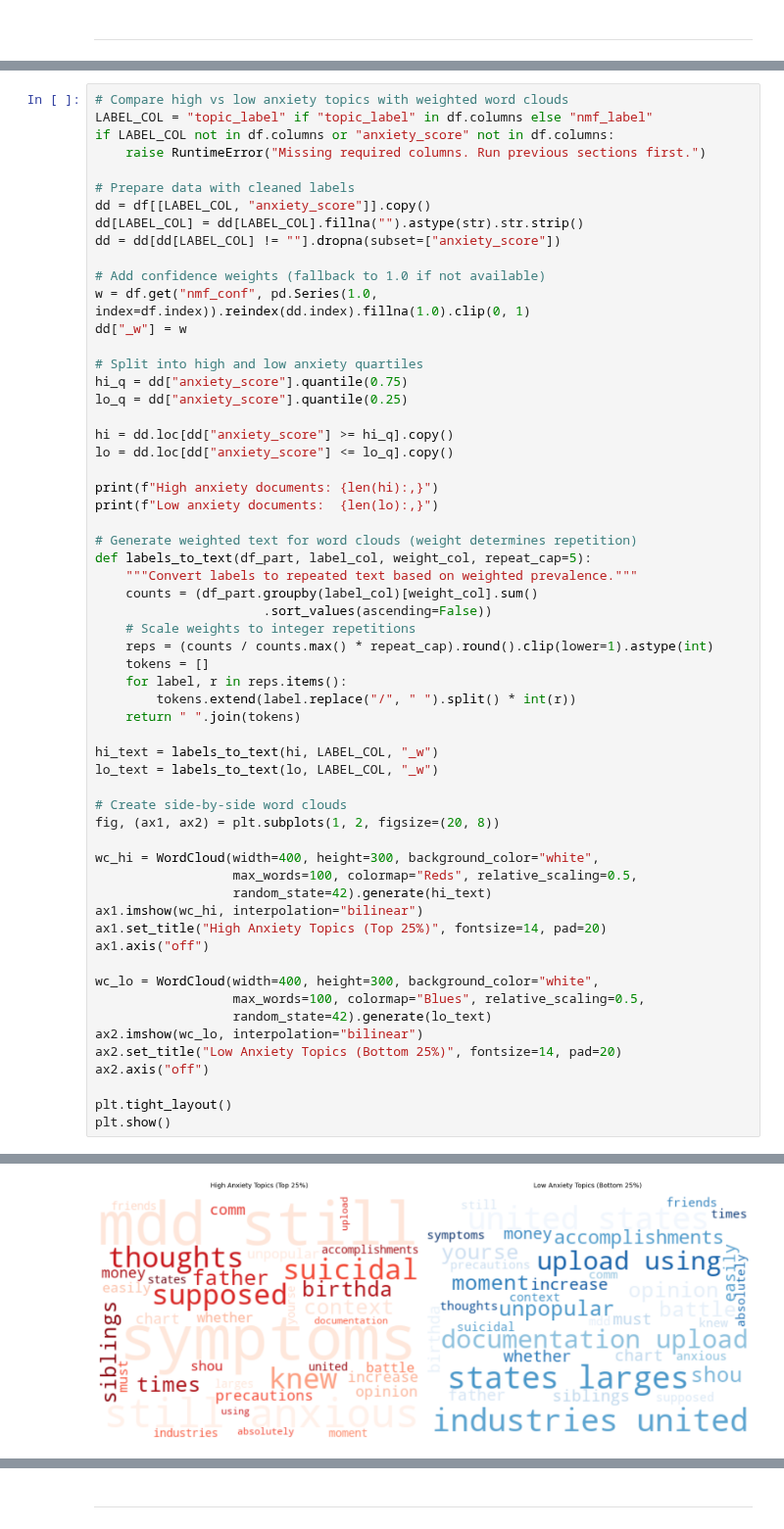
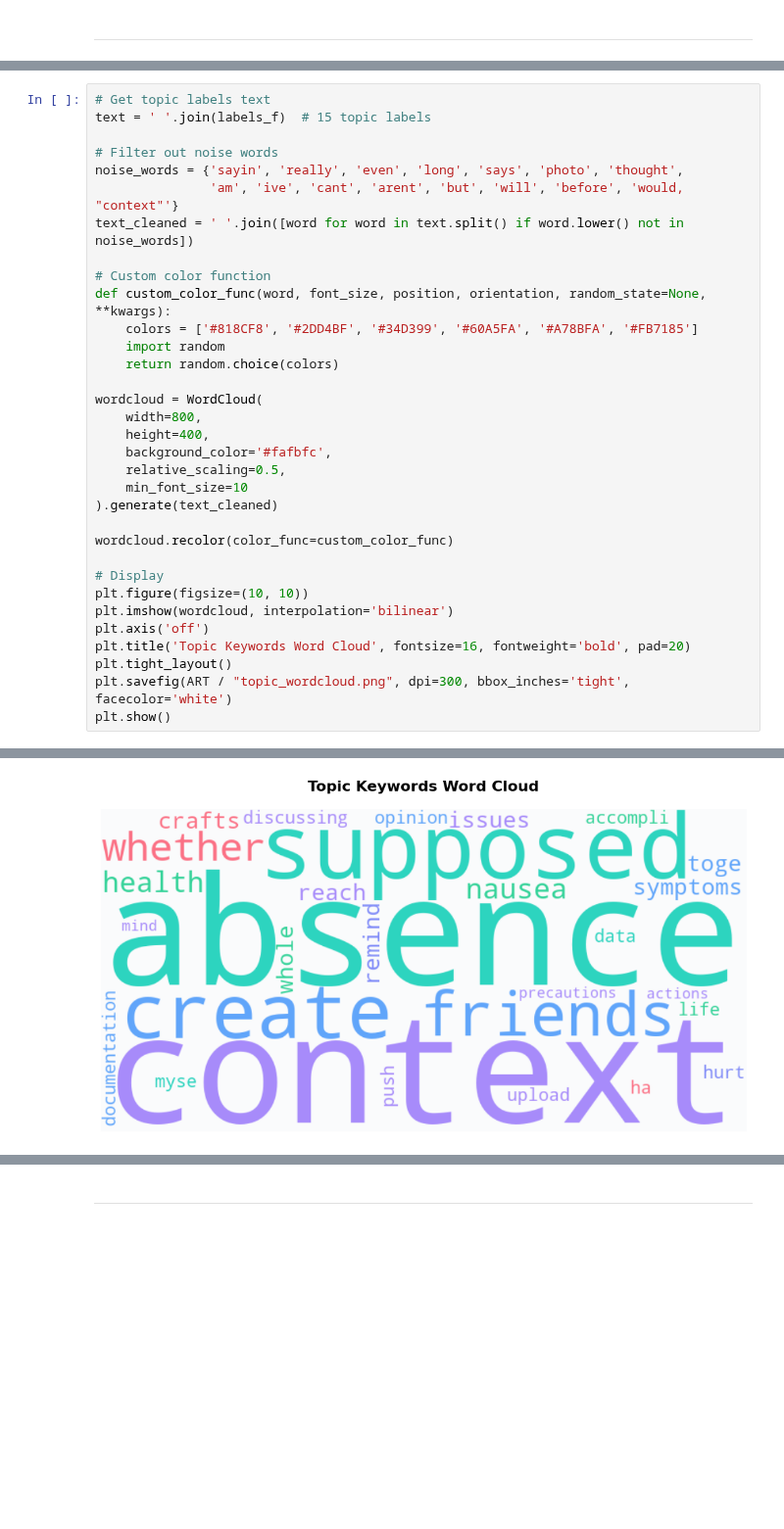
Before and after one commit to shutinghe3601/milestone2, a Jupyter notebook: notebooks/03_topic_modeling_byNMF.ipynb, the cells around one changed output, grey strips where cells are left out. Shown at 98% size. Drawn from its saved outputs; the diff is of its cells as text; blank space fills up the shorter version.

```diff
--- a/notebooks/03_topic_modeling_byNMF.ipynb
+++ b/notebooks/03_topic_modeling_byNMF.ipynb
@@ -1160,60 +736,34 @@ Creating word cloud for all processed text...
 # %%
-# Compare high vs low anxiety topics with weighted word clouds
-LABEL_COL = "topic_label" if "topic_label" in df.columns else "nmf_label"
-if LABEL_COL not in df.columns or "anxiety_score" not in df.columns:
-    raise RuntimeError("Missing required columns. Run previous sections first.")
+# Get topic labels text
+text = ' '.join(labels_f)  # 15 topic labels
 
-# Prepare data with cleaned labels
-dd = df[[LABEL_COL, "anxiety_score"]].copy()
-dd[LABEL_COL] = dd[LABEL_COL].fillna("").astype(str).str.strip()
-dd = dd[dd[LABEL_COL] != ""].dropna(subset=["anxiety_score"])
+# Filter out noise words
+noise_words = {'sayin', 'really', 'even', 'long', 'says', 'photo', 'thought',
+               'am', 'ive', 'cant', 'arent', 'but', 'will', 'before', 'would, "context"'}
+text_cleaned = ' '.join([word for word in text.split() if word.lower() not in noise_words])
 
-# Add confidence weights (fallback to 1.0 if not available)
-w = df.get("nmf_conf", pd.Series(1.0, index=df.index)).reindex(dd.index).fillna(1.0).clip(0, 1)
-dd["_w"] = w
+# Custom color function
+def custom_color_func(word, font_size, position, orientation, random_state=None, **kwargs):
+    colors = ['#818CF8', '#2DD4BF', '#34D399', '#60A5FA', '#A78BFA', '#FB7185']
+    import random
+    return random.choice(colors)
 
-# Split into high and low anxiety quartiles
-hi_q = dd["anxiety_score"].quantile(0.75)
-lo_q = dd["anxiety_score"].quantile(0.25)
+wordcloud = WordCloud(
+    width=800,
+    height=400,
+    background_color='#fafbfc',
+    relative_scaling=0.5,
+    min_font_size=10
+).generate(text_cleaned)
 
-hi = dd.loc[dd["anxiety_score"] >= hi_q].copy()
-lo = dd.loc[dd["anxiety_score"] <= lo_q].copy()
+wordcloud.recolor(color_func=custom_color_func)
 
-print(f"High anxiety documents: {len(hi):,}")
-print(f"Low anxiety documents:  {len(lo):,}")
-
-# Generate weighted text for word clouds (weight determines repetition)
-def labels_to_text(df_part, label_col, weight_col, repeat_cap=5):
-    """Convert labels to repeated text based on weighted prevalence."""
-    counts = (df_part.groupby(label_col)[weight_col].sum()
-                      .sort_values(ascending=False))
-    # Scale weights to integer repetitions
-    reps = (counts / counts.max() * repeat_cap).round().clip(lower=1).astype(int)
-    tokens = []
-    for label, r in reps.items():
-        tokens.extend(label.replace("/", " ").split() * int(r))
-    return " ".join(tokens)
-
-hi_text = labels_to_text(hi, LABEL_COL, "_w")
-lo_text = labels_to_text(lo, LABEL_COL, "_w")
-
-# Create side-by-side word clouds
-fig, (ax1, ax2) = plt.subplots(1, 2, figsize=(20, 8))
-
-wc_hi = WordCloud(width=400, height=300, background_color="white",
-                  max_words=100, colormap="Reds", relative_scaling=0.5,
-                  random_state=42).generate(hi_text)
-ax1.imshow(wc_hi, interpolation="bilinear")
-ax1.set_title("High Anxiety Topics (Top 25%)", fontsize=14, pad=20)
-ax1.axis("off")
-
-wc_lo = WordCloud(width=400, height=300, background_color="white",
-                  max_words=100, colormap="Blues", relative_scaling=0.5,
-                  random_state=42).generate(lo_text)
-ax2.imshow(wc_lo, interpolation="bilinear")
-ax2.set_title("Low Anxiety Topics (Bottom 25%)", fontsize=14, pad=20)
-ax2.axis("off")
-
+# Display
+plt.figure(figsize=(10, 10))
+plt.imshow(wordcloud, interpolation='bilinear')
+plt.axis('off')
+plt.title('Topic Keywords Word Cloud', fontsize=16, fontweight='bold', pad=20)
 plt.tight_layout()
+plt.savefig(ART / "topic_wordcloud.png", dpi=300, bbox_inches='tight', facecolor='white')
 plt.show()
 # %% [output]
@@ -1222 +770 @@ Low anxiety documents:  1,571
-[figure, old version]
+[figure, new version]
```
Also changed, not shown: parts of 35 cells of this notebook.
